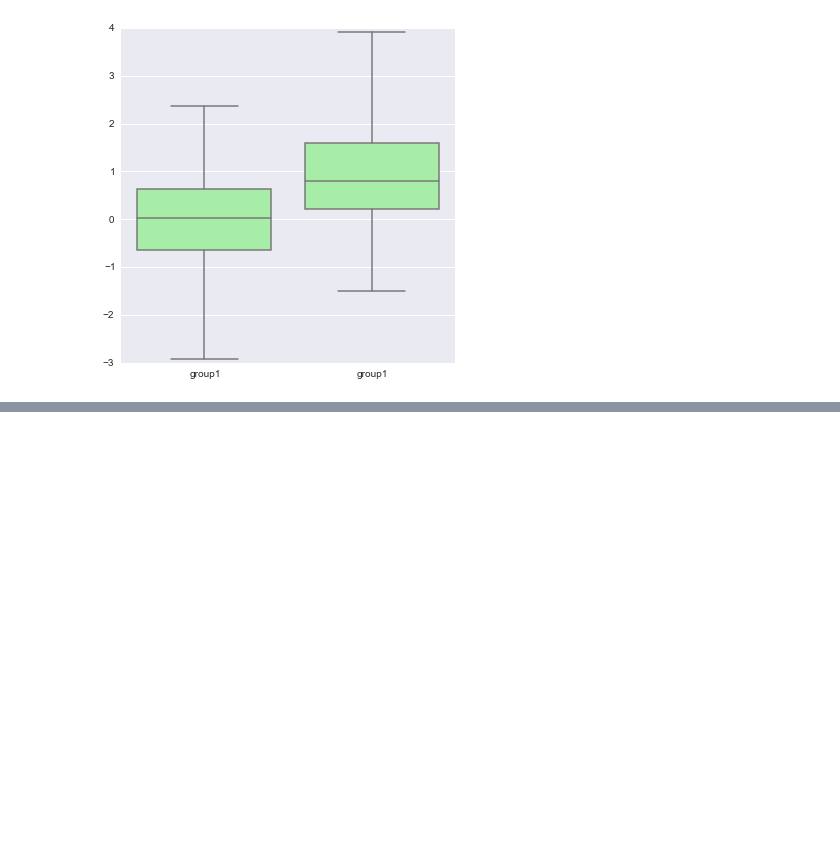
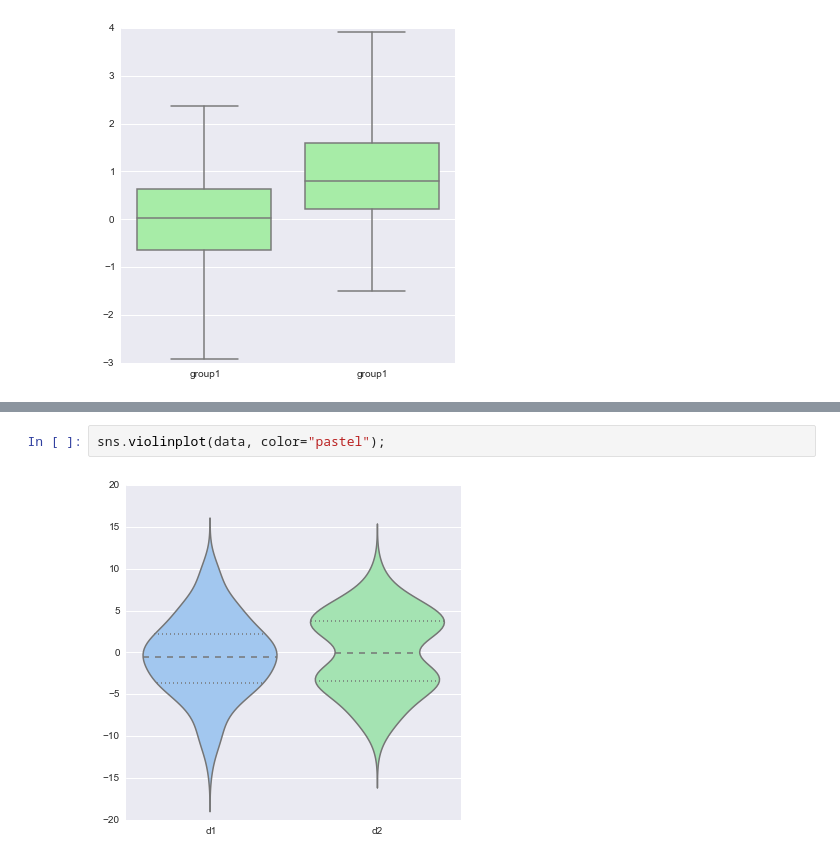
Before and after one commit to tarmstro/mvbop, a Jupyter notebook: seaborn_tutorial.ipynb, the cells around one changed output, grey strips where cells are left out. Drawn from its saved outputs; the diff is of its cells as text; blank space fills up the shorter version.

```diff
--- a/seaborn_tutorial.ipynb
+++ b/seaborn_tutorial.ipynb
@@ -252,0 +267,4 @@ sns.boxplot(data2, names=["group1", "group1"], whis=np.inf, color="PaleGreen");
+# %%
+sns.violinplot(data, color="pastel");
+# %% [output]
+[figure, added]
```
Also changed, not shown: parts of 3 cells of this notebook.
